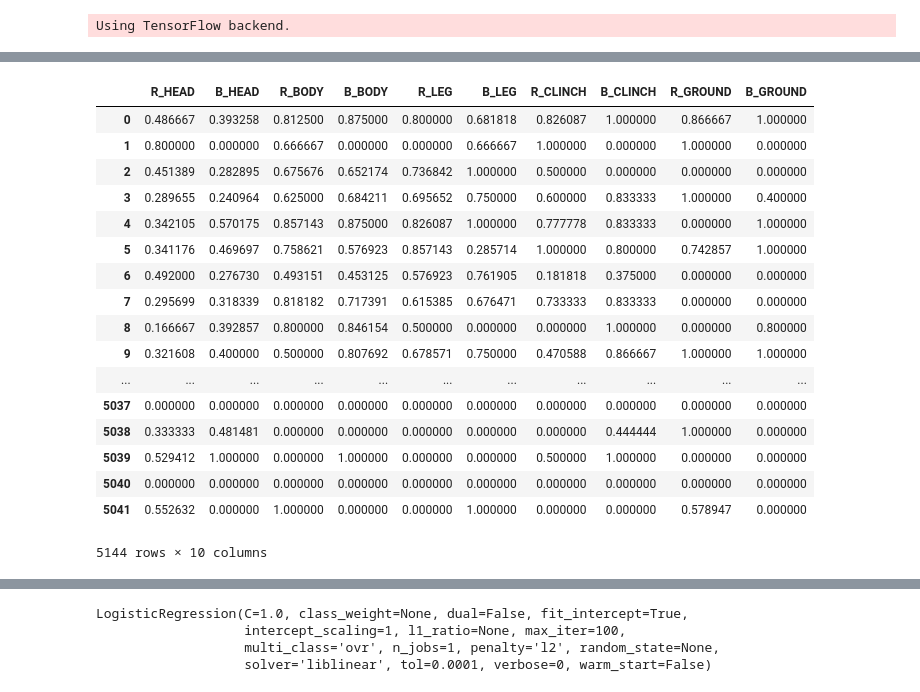
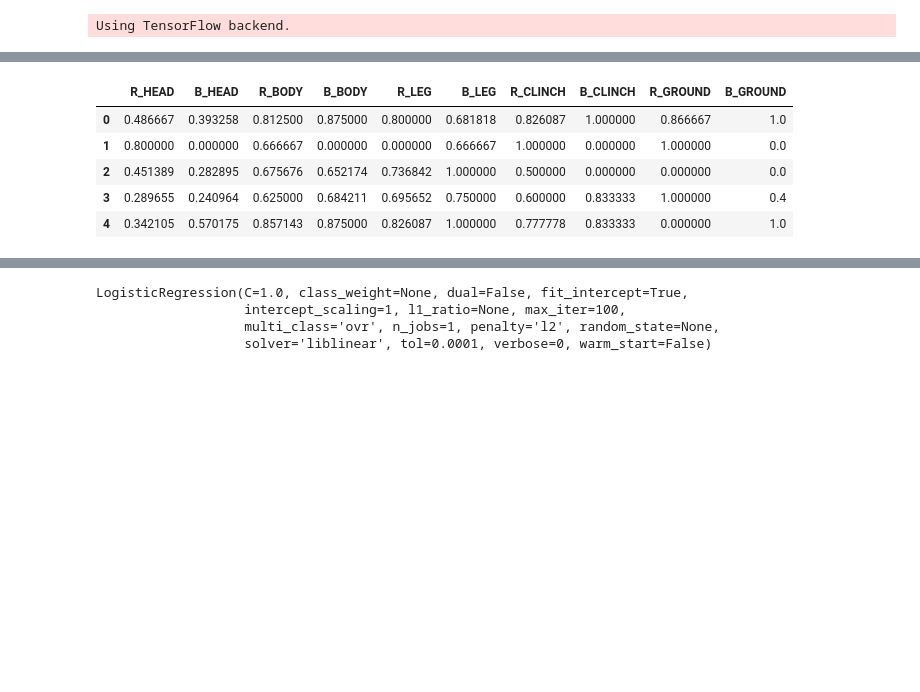
Before and after one commit to qphm/ufc-ml, a Jupyter notebook: model.ipynb, the cells around one changed output, grey strips where cells are left out. Saved outputs shown, nothing was run; the diff lists cells and outputs as text; code cells hidden in the pictures; blank space fills up the shorter version.

```diff
--- a/model.ipynb
+++ b/model.ipynb
@@ -91,32 +80,21 @@ newfights_data
 # %%
 significant = newfights_data[['R_HEAD','B_HEAD','R_BODY','B_BODY','R_LEG','B_LEG','R_CLINCH','B_CLINCH','R_GROUND','B_GROUND']]
 sig_col = significant.columns
 sig_df = pd.DataFrame()
 
 for col in sig_col:
     sig_series = significant[col].str.split(' of ', expand = True)
     sig_df[col] = sig_series[0].astype(float)/sig_series[1].astype(float)
 
-sig_df.fillna(0)
+sig_df = sig_df.fillna(0)
+sig_df.head()
 # %% [output]
 |  | R_HEAD | B_HEAD | R_BODY | B_BODY | R_LEG | B_LEG | R_CLINCH | B_CLINCH | R_GROUND | B_GROUND |
-| 0 | 0.486667 | 0.393258 | 0.812500 | 0.875000 | 0.800000 | 0.681818 | 0.826087 | 1.000000 | 0.866667 | 1.000000 |
-| 1 | 0.800000 | 0.000000 | 0.666667 | 0.000000 | 0.000000 | 0.666667 | 1.000000 | 0.000000 | 1.000000 | 0.000000 |
-| 2 | 0.451389 | 0.282895 | 0.675676 | 0.652174 | 0.736842 | 1.000000 | 0.500000 | 0.000000 | 0.000000 | 0.000000 |
-| 3 | 0.289655 | 0.240964 | 0.625000 | 0.684211 | 0.695652 | 0.750000 | 0.600000 | 0.833333 | 1.000000 | 0.400000 |
-| 4 | 0.342105 | 0.570175 | 0.857143 | 0.875000 | 0.826087 | 1.000000 | 0.777778 | 0.833333 | 0.000000 | 1.000000 |
-| 5 | 0.341176 | 0.469697 | 0.758621 | 0.576923 | 0.857143 | 0.285714 | 1.000000 | 0.800000 | 0.742857 | 1.000000 |
-| 6 | 0.492000 | 0.276730 | 0.493151 | 0.453125 | 0.576923 | 0.761905 | 0.181818 | 0.375000 | 0.000000 | 0.000000 |
-| 7 | 0.295699 | 0.318339 | 0.818182 | 0.717391 | 0.615385 | 0.676471 | 0.733333 | 0.833333 | 0.000000 | 0.000000 |
-| 8 | 0.166667 | 0.392857 | 0.800000 | 0.846154 | 0.500000 | 0.000000 | 0.000000 | 1.000000 | 0.000000 | 0.800000 |
-| 9 | 0.321608 | 0.400000 | 0.500000 | 0.807692 | 0.678571 | 0.750000 | 0.470588 | 0.866667 | 1.000000 | 1.000000 |
-| ... | ... | ... | ... | ... | ... | ... | ... | ... | ... | ... |
-| 5037 | 0.000000 | 0.000000 | 0.000000 | 0.000000 | 0.000000 | 0.000000 | 0.000000 | 0.000000 | 0.000000 | 0.000000 |
-| 5038 | 0.333333 | 0.481481 | 0.000000 | 0.000000 | 0.000000 | 0.000000 | 0.000000 | 0.444444 | 1.000000 | 0.000000 |
-| 5039 | 0.529412 | 1.000000 | 0.000000 | 1.000000 | 0.000000 | 0.000000 | 0.500000 | 1.000000 | 0.000000 | 0.000000 |
-| 5040 | 0.000000 | 0.000000 | 0.000000 | 0.000000 | 0.000000 | 0.000000 | 0.000000 | 0.000000 | 0.000000 | 0.000000 |
-| 5041 | 0.552632 | 0.000000 | 1.000000 | 0.000000 | 0.000000 | 1.000000 | 0.000000 | 0.000000 | 0.578947 | 0.000000 |
+| 0 | 0.486667 | 0.393258 | 0.812500 | 0.875000 | 0.800000 | 0.681818 | 0.826087 | 1.000000 | 0.866667 | 1.0 |
+| 1 | 0.800000 | 0.000000 | 0.666667 | 0.000000 | 0.000000 | 0.666667 | 1.000000 | 0.000000 | 1.000000 | 0.0 |
+| 2 | 0.451389 | 0.282895 | 0.675676 | 0.652174 | 0.736842 | 1.000000 | 0.500000 | 0.000000 | 0.000000 | 0.0 |
+| 3 | 0.289655 | 0.240964 | 0.625000 | 0.684211 | 0.695652 | 0.750000 | 0.600000 | 0.833333 | 1.000000 | 0.4 |
+| 4 | 0.342105 | 0.570175 | 0.857143 | 0.875000 | 0.826087 | 1.000000 | 0.777778 | 0.833333 | 0.000000 | 1.0 |
-5144 rows × 10 columns
 # %%
 temp_df1 = fights_data['R_TOTAL_STR.'].str.split(' of ', expand = True)
 temp_df1['R_TOTAL_STR.'] = temp_df1[0].astype(float)/temp_df1[1].astype(float)
```
Also changed, not shown: parts of 11 cells of this notebook.
